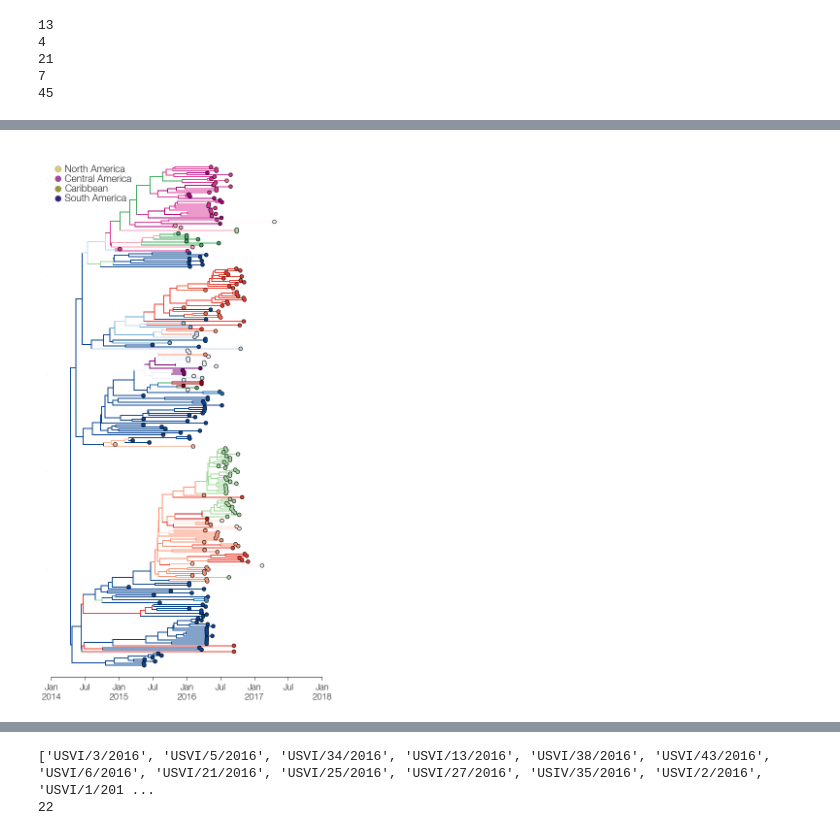
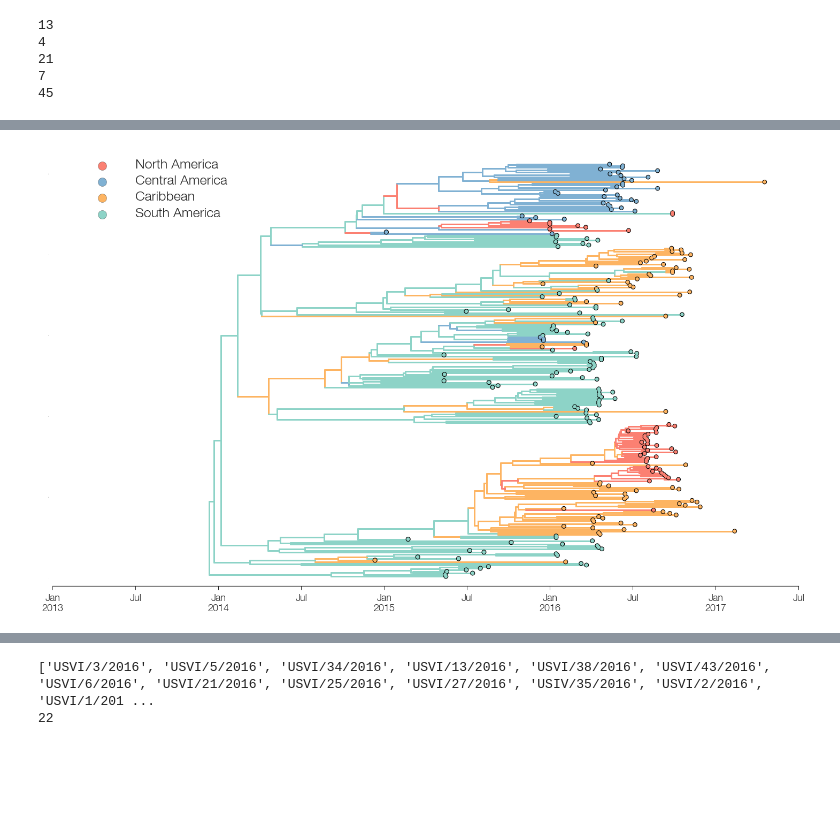
Before and after one commit to blab/zika-usvi, a Jupyter notebook: scripts/tree-plotting.ipynb, the cells around one changed output, grey strips where cells are left out. Cells and saved outputs as stored; diff of their text form; code cells hidden in the pictures; blank space fills up the shorter version.

Commit message:
additions to tree plotting code

```diff
--- a/scripts/tree-plotting.ipynb
+++ b/scripts/tree-plotting.ipynb
@@ -97,4 +66,6 @@ See the caveats in the documentation: http://pandas.pydata.org/pandas-docs/stabl
 # %%
-tree_path='/Users/alliblk/Desktop/gitrepos/zika-usvi/beast/prelimGLM10-24-2017/AmZika_markovJumpGLM.mcc'
+#tree_path='/Users/alliblk/Desktop/gitrepos/zika-usvi/beast/prelimGLM10-24-2017/AmZika_markovJumpGLM.mcc'
+tree_path = '/Users/alliblk/Desktop/gitrepos/zika-usvi/beast/traditional-DTA/AmZika_normalDTA.mcc'
+
 print "File: %s"%(tree_path.split('/')[-1]) #make sure I have the right file
 # %% [output]
@@ -310,12 +832,7 @@ color_dict = {
 		"martinique":"#99000d"
 
 }
-# %%
-        if k.name.split('|')[3] in northAm:
-            color = northAmcolor
-        elif k.name.split('|')[3] in southAm:
-            color = southAmcolor
-        elif k.name.split('|')[3] in centralAm:
-            color = centralAmcolor
-        elif k.name.split('|')[3] in carib:
-            color = caribColor
+# %%
+for k in linked_list.Objects:
+    if isinstance(k,bt.leaf):
+        print k.name
@@ -323,9 +858,8 @@ color_dict = {
 #This works when x values remain as ages from youngest tip.
 #Tree plots BACKWARDS when AbsoluteTime is used...WHY???
 ### NOTE: root x value is 0, and .x values count from that. this is opposite to figtree where 0 == youngest tip!
-fig,ax = plt.subplots(figsize=(10,20),facecolor='w')
-branchWidth=2 ## default branch width
-cmap=mpl.cm.viridis
+fig,ax = plt.subplots(figsize=(25,15),facecolor='w')
+branchWidth=3 ## default branch width
 
 for k in linked_list.Objects:
     x = k.absoluteTime
@@ -335,56 +869,61 @@ for k in linked_list.Objects:
         xp = x ## get x position of current node's parent
 
     if isinstance(k,bt.leaf):
-        color = color_dict[k.name.split('|')[3]]
+        #color = color_dict[k.name.split('|')[3]]
+        '''
+        if float(k.traits['country.prob']) > 0.99:
+            color = color_dict[k.traits['country']]
+        else:
+            color = 'grey'
         '''
         if k.name.split('|')[3] in northAm:
-            color = '#238b45'
+            color = '#fb8072'
         elif k.name.split('|')[3] in southAm:
-            color = "#084594"
+            color = "#8dd3c7"
         elif k.name.split('|')[3] in centralAm:
-            color = "#ae017e"
+            color = "#80b1d3"
         elif k.name.split('|')[3] in carib:
-            color = "#cb181d"
-'''
+            color = "#fdb462"
+
         s=50-10*k.height/linked_list.treeHeight #size to draw the circle
         ax.scatter(x,y,s=s,facecolor=color,edgecolor='none',zorder=11) ## plot circle for every tip
         ax.scatter(x,y,s=s+0.8*s,facecolor='k',edgecolor='none',zorder=10) ## plot black circle underneath
+
     elif isinstance(k,bt.node) or k.branchType=='node': ## if node...
         ax.plot([x,x],[k.children[0].y,k.children[1].y],lw=branchWidth,color=color,ls='-',zorder=9) # x to x, these are the vertical branches
 
     ax.plot([xp,x],[y,y],lw=branchWidth,color=color,ls='-',zorder=9)
 
 #Remove lines from sides of plot that I don't like
 ax.spines['top'].set_visible(False)
 ax.spines['right'].set_visible(False)
 ax.spines['left'].set_visible(False)
 #ax.spines['bottom'].set_visible(False)
 
 ax.tick_params(axis='y',labelsize=0,size=0)
 ax.tick_params(axis='x',labelsize=18,size=0)
 
-ax.set_xlim(2014,2018)
+ax.set_xlim(2013,2017.5)
 ax.set_ylim(-5,len(linked_list.Objects)/2+10)
 
-labels = [2014.0, 2014.5, 2015.0, 2015.5, 2016.0, 2016.5, 2017.0, 2017.5, 2018.0 ]
-ax.set_xticklabels([decimalDateToAxisLabel(label) for label in labels])
+default_ticks = ax.get_xticks()
+ax.set_xticklabels([decimalDateToAxisLabel(x) for x in default_ticks])
 ax.tick_params(axis='x',labelsize=18, which='major', width=1, size=7)
 
-#ax.set_xticklabels([x for x in 'hello world'])
 
 #make legend
-ax.scatter(2014.1,255,s=150,facecolor=northAmcolor,edgecolor='black',zorder=10) ## plot circle for node
-ax.scatter(2014.1,250,s=150,facecolor=centralAmcolor,edgecolor='black',zorder=10) ## plot black circle underneath
-ax.scatter(2014.1,245,s=150,facecolor=caribColor,edgecolor='black',zorder=10) ## plot circle for node
-ax.scatter(2014.1,240,s=150,facecolor=southAmcolor,edgecolor='black',zorder=10) ## plot circle for node
+ax.scatter(2013.3,255,s=250,facecolor='#fb8072',edgecolor='black',zorder=10) ## plot circle for node
+ax.scatter(2013.3,245,s=250,facecolor='#80b1d3',edgecolor='black',zorder=10) ## plot black circle underneath
+ax.scatter(2013.3,235,s=250,facecolor='#fdb462',edgecolor='black',zorder=10) ## plot circle for node
+ax.scatter(2013.3,225,s=250,facecolor='#8dd3c7',edgecolor='black',zorder=10) ## plot circle for node
 
-ax.text(2014.2,253.5, 'North America', size=20)
-ax.text(2014.2,248.5, 'Central America', size=20)
-ax.text(2014.2,243.5, 'Caribbean', size=20)
-ax.text(2014.2,238.5, 'South America', size=20)
+ax.text(2013.5,253.5, 'North America', size=25)
+ax.text(2013.5,243.5, 'Central America', size=25)
+ax.text(2013.5,233.5, 'Caribbean', size=25)
+ax.text(2013.5,223.5, 'South America', size=25)
 
 
 plt.savefig('/Users/alliblk/Desktop/gitrepos/zika-usvi/figures/americas_tree_transparent.png', transparent=True)
 plt.savefig('/Users/alliblk/Desktop/gitrepos/zika-usvi/figures/americas_tree_transparent.pdf', transparent=True)
 # %% [output]
-[figure, old version]
+[figure, new version]
```
Also changed, not shown: parts of 29 cells of this notebook.
